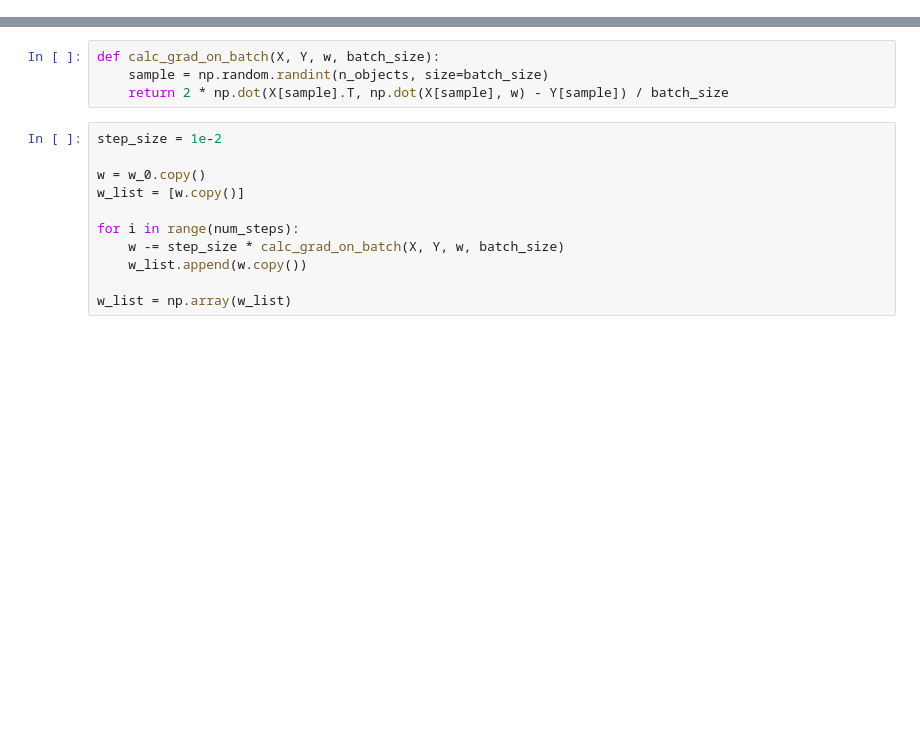
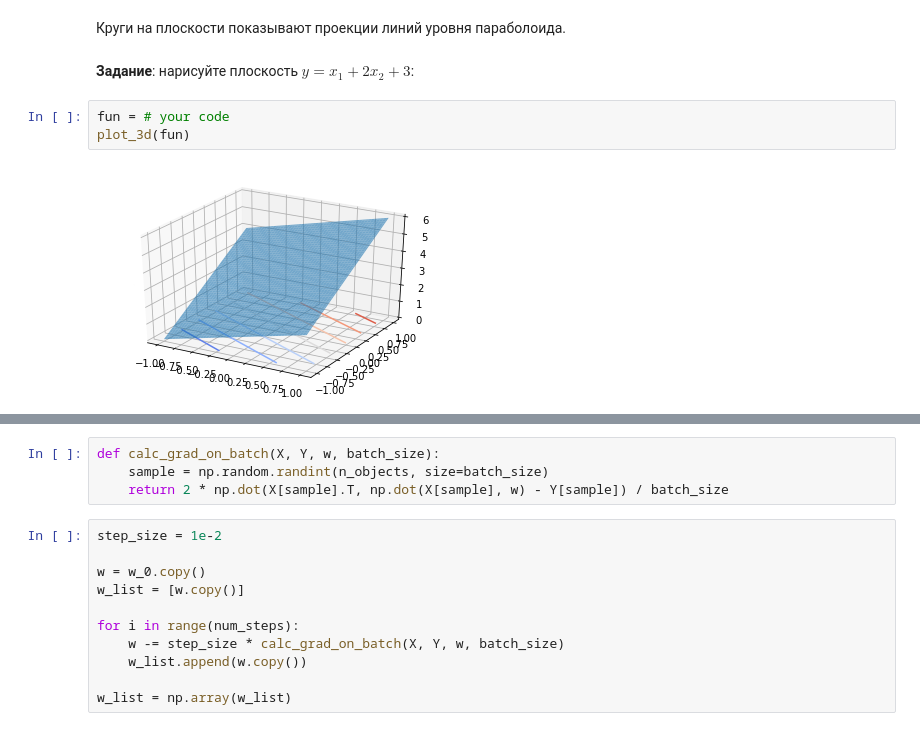
Before and after one commit to Vasyka/intro-ml-bi, a Jupyter notebook: week04/sem04_gradient.ipynb, the cells around one changed output, grey strips where cells are left out. Drawn from its saved outputs; the diff is of its cells as text; blank space fills up the shorter version.

```diff
--- a/week04/sem04_gradient.ipynb
+++ b/week04/sem04_gradient.ipynb
@@ -247,0 +71,9 @@ We now visualize the trajectories of stochastic gradient descent, repeating the
+# %% [markdown]
+Круги на плоскости показывают проекции линий уровня параболоида.
+# %% [markdown]
+**Задание**: нарисуйте плоскость $y = x_1 + 2 x_2 + 3$:
+# %%
+fun = # your code
+plot_3d(fun)
+# %% [output]
+[figure, added]
```
Also changed, not shown: parts of 112 cells of this notebook.
